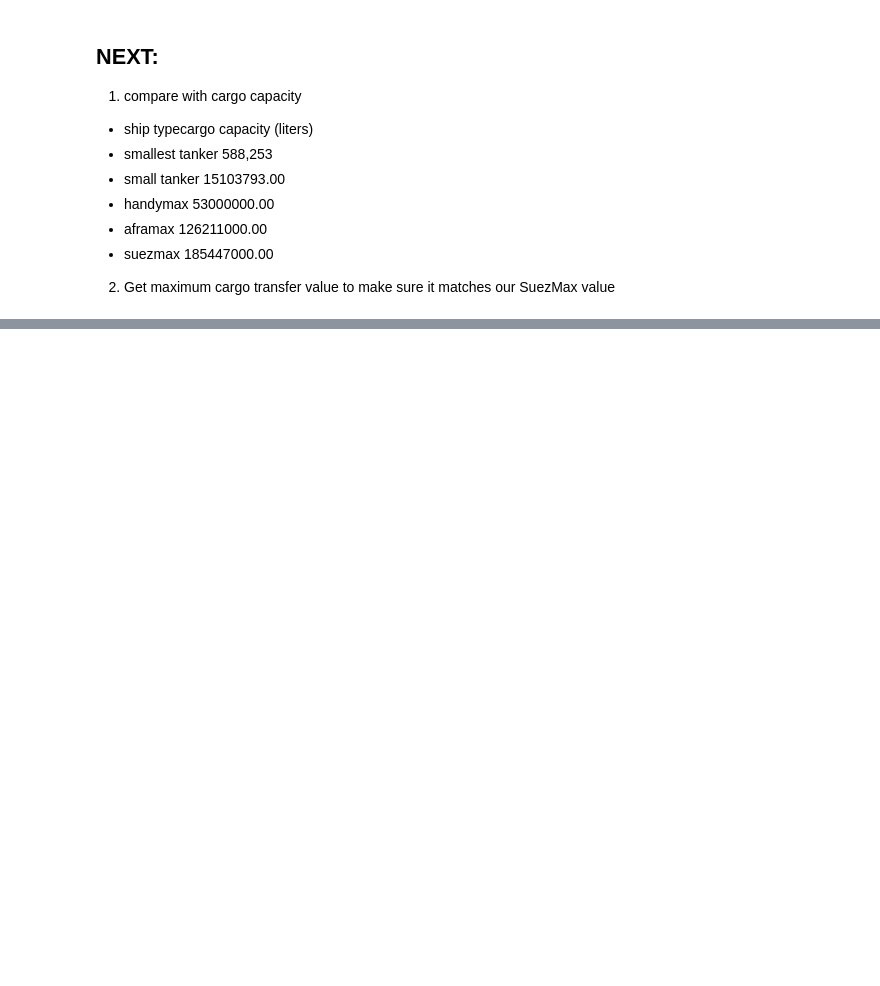
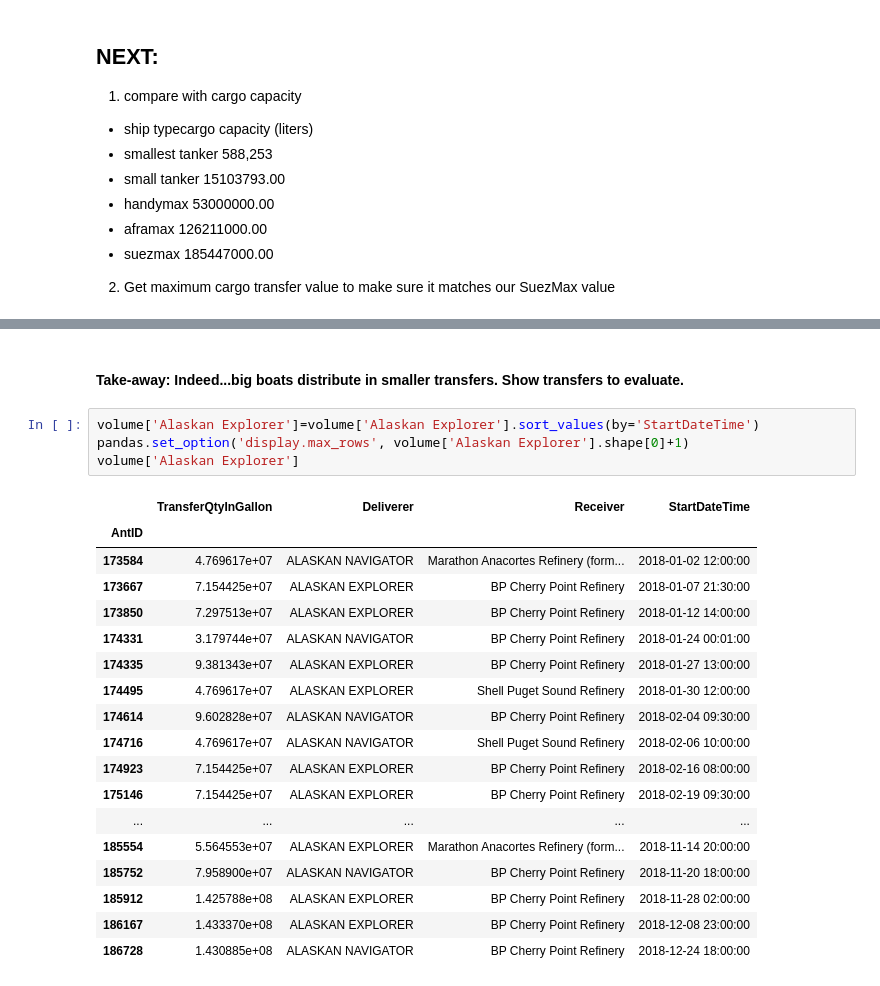
Before and after one commit to MIDOSS/analysis-rachael, a Jupyter notebook: notebooks/monte_carlo/QAQC_Tanker_AISlengths_DOEcapacities.ipynb, the cells around one changed output, grey strips where cells are left out. Cells and saved outputs as stored; diff of their text form; blank space fills up the shorter version.

```diff
--- a/notebooks/monte_carlo/QAQC_Tanker_AISlengths_DOEcapacities.ipynb
+++ b/notebooks/monte_carlo/QAQC_Tanker_AISlengths_DOEcapacities.ipynb
@@ -460,0 +582,25 @@ mmsi     max transfer volume (liters) size class
+# %% [markdown]
+#### Take-away:  Indeed...big boats distribute in smaller transfers.  Show transfers to evaluate.
+# %%
+volume['Alaskan Explorer']=volume['Alaskan Explorer'].sort_values(by='StartDateTime')
+pandas.set_option('display.max_rows', volume['Alaskan Explorer'].shape[0]+1)
+volume['Alaskan Explorer']
+# %% [output]
+|  | TransferQtyInGallon | Deliverer | Receiver | StartDateTime |
+| AntID |  |  |  |  |
+| 173584 | 4.769617e+07 | ALASKAN NAVIGATOR | Marathon Anacortes Refinery (form... | 2018-01-02 12:00:00 |
+| 173667 | 7.154425e+07 | ALASKAN EXPLORER | BP Cherry Point Refinery | 2018-01-07 21:30:00 |
+| 173850 | 7.297513e+07 | ALASKAN EXPLORER | BP Cherry Point Refinery | 2018-01-12 14:00:00 |
+| 174331 | 3.179744e+07 | ALASKAN NAVIGATOR | BP Cherry Point Refinery | 2018-01-24 00:01:00 |
+| 174335 | 9.381343e+07 | ALASKAN EXPLORER | BP Cherry Point Refinery | 2018-01-27 13:00:00 |
+| 174495 | 4.769617e+07 | ALASKAN EXPLORER | Shell Puget Sound Refinery | 2018-01-30 12:00:00 |
+| 174614 | 9.602828e+07 | ALASKAN NAVIGATOR | BP Cherry Point Refinery | 2018-02-04 09:30:00 |
+| 174716 | 4.769617e+07 | ALASKAN NAVIGATOR | Shell Puget Sound Refinery | 2018-02-06 10:00:00 |
+| 174923 | 7.154425e+07 | ALASKAN EXPLORER | BP Cherry Point Refinery | 2018-02-16 08:00:00 |
+| 175146 | 7.154425e+07 | ALASKAN EXPLORER | BP Cherry Point Refinery | 2018-02-19 09:30:00 |
+| ... | ... | ... | ... | ... |
+| 185554 | 5.564553e+07 | ALASKAN EXPLORER | Marathon Anacortes Refinery (form... | 2018-11-14 20:00:00 |
+| 185752 | 7.958900e+07 | ALASKAN NAVIGATOR | BP Cherry Point Refinery | 2018-11-20 18:00:00 |
+| 185912 | 1.425788e+08 | ALASKAN EXPLORER | BP Cherry Point Refinery | 2018-11-28 02:00:00 |
+| 186167 | 1.433370e+08 | ALASKAN EXPLORER | BP Cherry Point Refinery | 2018-12-08 23:00:00 |
+| 186728 | 1.430885e+08 | ALASKAN NAVIGATOR | BP Cherry Point Refinery | 2018-12-24 18:00:00 |
```
Also changed, not shown: parts of 15 cells of this notebook.
